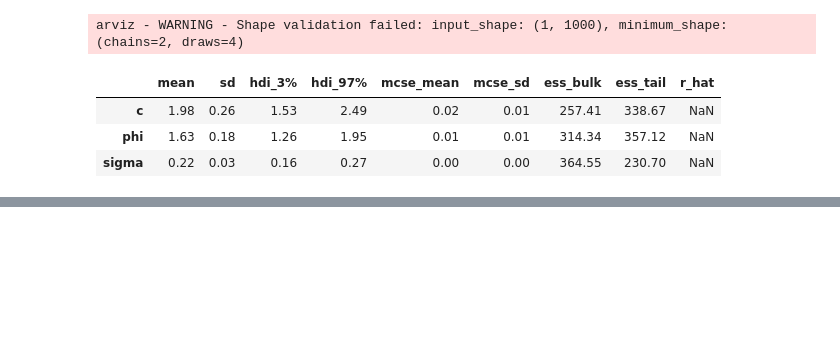
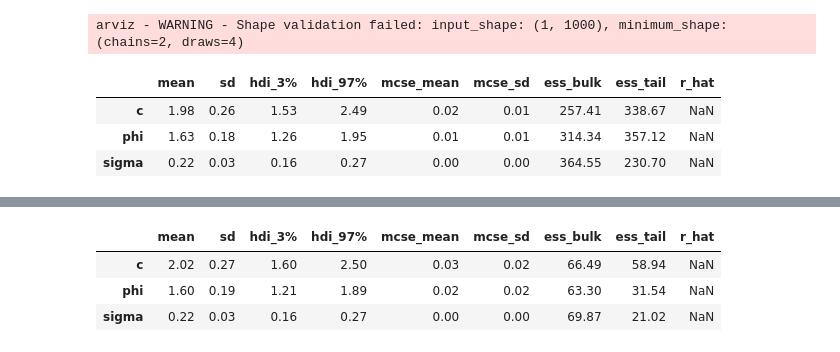
Before and after one commit to uaf-arctic-eco-modeling/dvm-dos-tem, a Jupyter notebook: scripts/workshop/DA-sin-example.ipynb, the cells around one changed output, grey strips where cells are left out. Saved outputs shown, nothing was run; the diff lists cells and outputs as text; code cells hidden in the pictures; blank space fills up the shorter version.

```diff
--- a/scripts/workshop/DA-sin-example.ipynb
+++ b/scripts/workshop/DA-sin-example.ipynb
@@ -113,3 +114,8 @@ arviz - WARNING - Shape validation failed: input_shape: (1, 1000), minimum_shape
 | c | 1.98 | 0.26 | 1.53 | 2.49 | 0.02 | 0.01 | 257.41 | 338.67 | NaN |
 | phi | 1.63 | 0.18 | 1.26 | 1.95 | 0.01 | 0.01 | 314.34 | 357.12 | NaN |
 | sigma | 0.22 | 0.03 | 0.16 | 0.27 | 0.00 | 0.00 | 364.55 | 230.70 | NaN |
+# %%
+# show the stats
+with basic_model:
+    display(az.summary(trace, round_to=2))
+# %% [output]
@@ -115,0 +123,4 @@ arviz - WARNING - Shape validation failed: input_shape: (1, 1000), minimum_shape
+|  | mean | sd | hdi_3% | hdi_97% | mcse_mean | mcse_sd | ess_bulk | ess_tail | r_hat |
+| c | 2.02 | 0.27 | 1.60 | 2.50 | 0.03 | 0.02 | 66.49 | 58.94 | NaN |
+| phi | 1.60 | 0.19 | 1.21 | 1.89 | 0.02 | 0.02 | 63.30 | 31.54 | NaN |
+| sigma | 0.22 | 0.03 | 0.16 | 0.27 | 0.00 | 0.00 | 69.87 | 21.02 | NaN |
```
Also changed, not shown: parts of 4 cells of this notebook, 2 other files.
